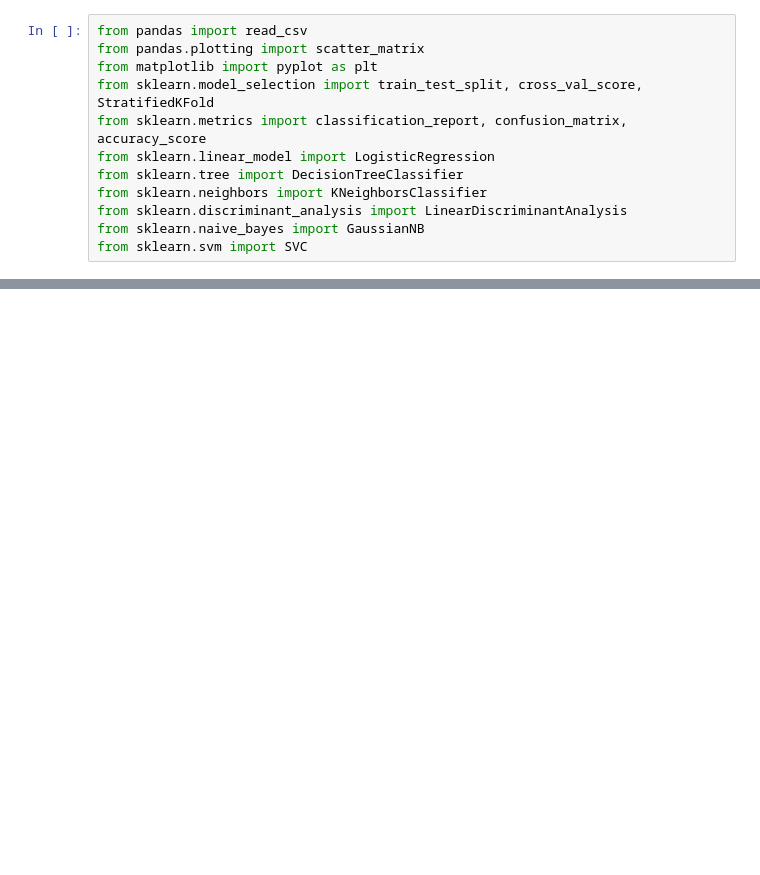
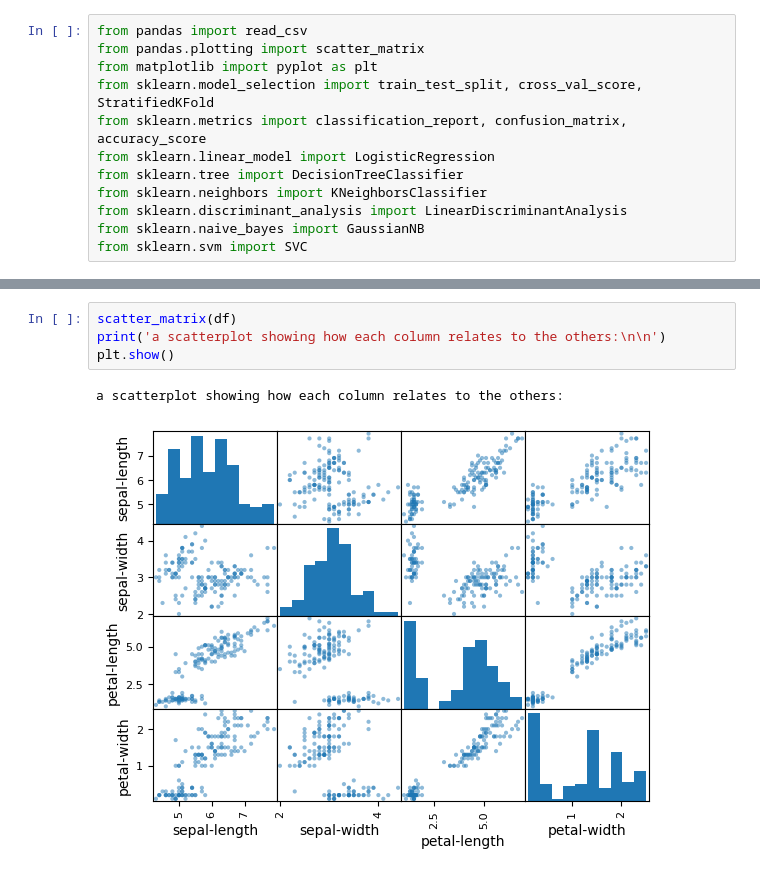
Before and after one commit to its-mr-gray/projects, a Jupyter notebook: ml/iris_classification/main.ipynb, the cells around one changed output, grey strips where cells are left out. Saved outputs shown, nothing was run; the diff lists cells and outputs as text; blank space fills up the shorter version.

```diff
--- a/ml/iris_classification/main.ipynb
+++ b/ml/iris_classification/main.ipynb
@@ -24,0 +79,7 @@ print(df.head())
+# %%
+scatter_matrix(df)
+print('a scatterplot showing how each column relates to the others:\n\n')
+plt.show()
+# %% [output]
+a scatterplot showing how each column relates to the others:
+[figure, added]
```
Also changed, not shown: parts of 6 cells of this notebook.
